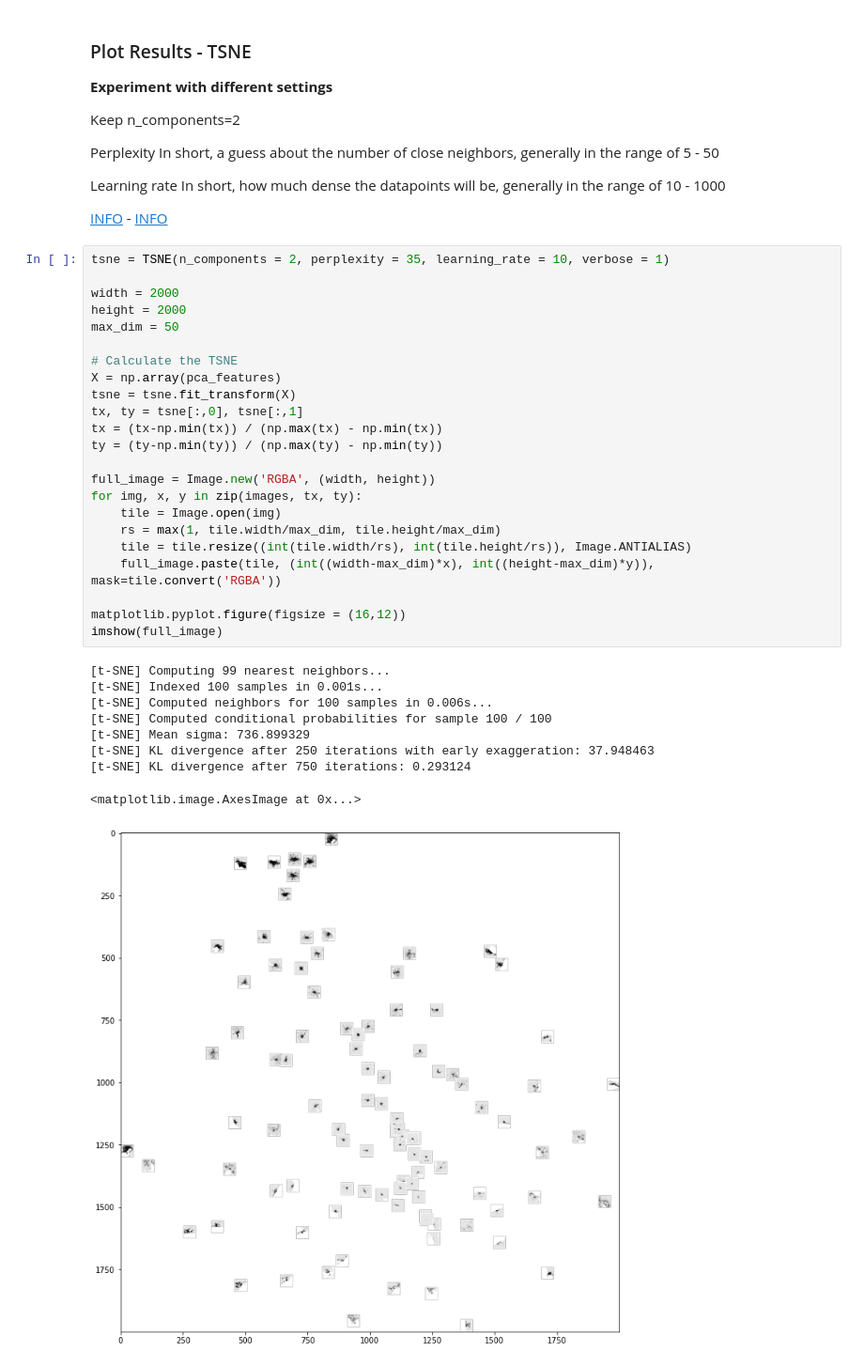
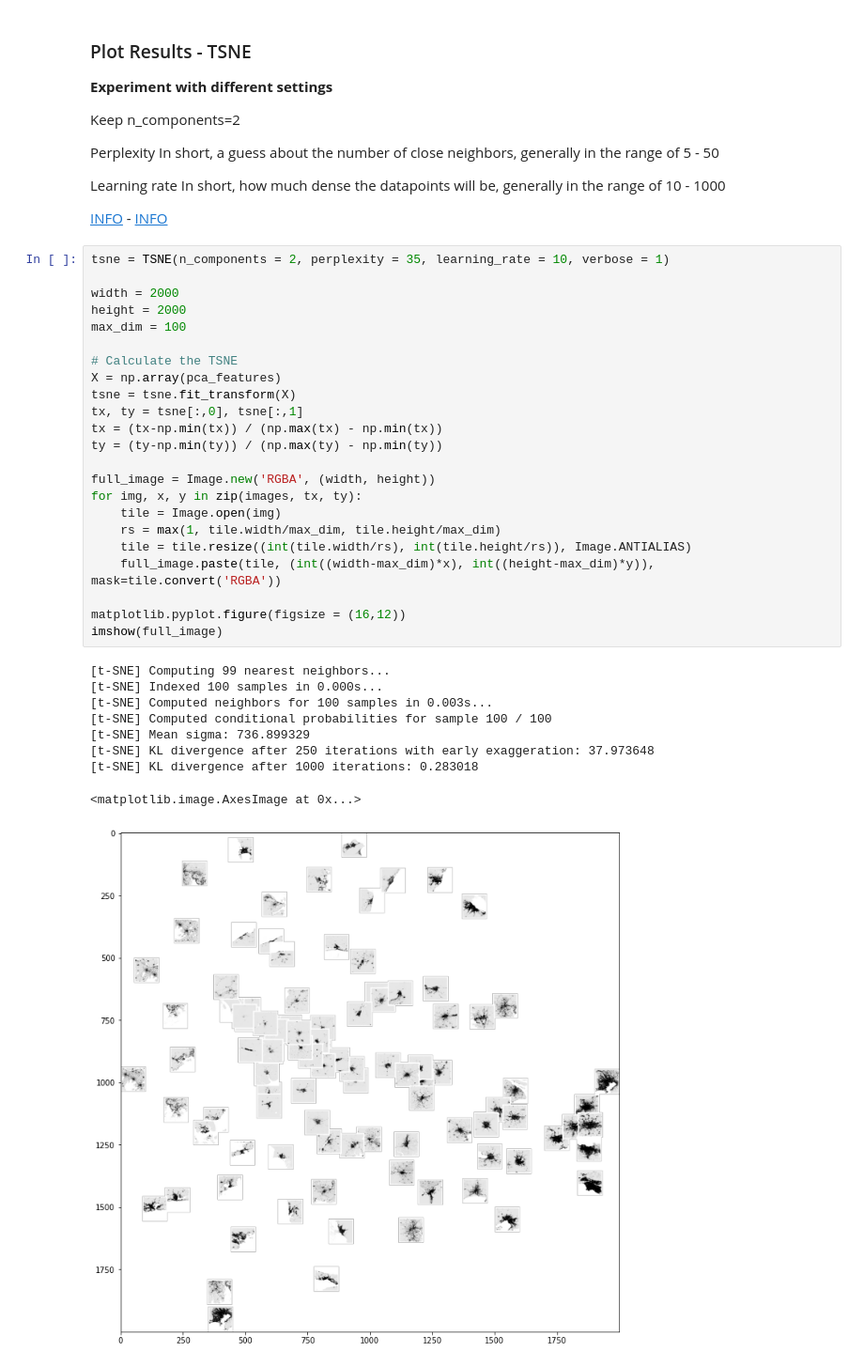
Before and after one commit to fleshgordo/sensinglikeamultiplicity, a Jupyter notebook: day2/Analysing_imageDB.ipynb, the cells around one changed output. Shown: that part at 94% size. Saved outputs shown, nothing was run; the diff lists cells and outputs as text.

```diff
--- a/day2/Analysing_imageDB.ipynb
+++ b/day2/Analysing_imageDB.ipynb
@@ -91,33 +79,33 @@ In short, how much dense the datapoints will be, generally in the range of 10 -
 # %%
 tsne = TSNE(n_components = 2, perplexity = 35, learning_rate = 10, verbose = 1)
 
 width = 2000
 height = 2000
-max_dim = 50
+max_dim = 100
 
 # Calculate the TSNE
 X = np.array(pca_features)
 tsne = tsne.fit_transform(X)
 tx, ty = tsne[:,0], tsne[:,1]
 tx = (tx-np.min(tx)) / (np.max(tx) - np.min(tx))
 ty = (ty-np.min(ty)) / (np.max(ty) - np.min(ty))
 
 full_image = Image.new('RGBA', (width, height))
 for img, x, y in zip(images, tx, ty):
     tile = Image.open(img)
     rs = max(1, tile.width/max_dim, tile.height/max_dim)
     tile = tile.resize((int(tile.width/rs), int(tile.height/rs)), Image.ANTIALIAS)
     full_image.paste(tile, (int((width-max_dim)*x), int((height-max_dim)*y)), mask=tile.convert('RGBA'))
 
 matplotlib.pyplot.figure(figsize = (16,12))
 imshow(full_image)
 # %% [output]
 [t-SNE] Computing 99 nearest neighbors...
-[t-SNE] Indexed 100 samples in 0.001s...
-[t-SNE] Computed neighbors for 100 samples in 0.006s...
+[t-SNE] Indexed 100 samples in 0.000s...
+[t-SNE] Computed neighbors for 100 samples in 0.003s...
 [t-SNE] Computed conditional probabilities for sample 100 / 100
 [t-SNE] Mean sigma: 736.899329
-[t-SNE] KL divergence after 250 iterations with early exaggeration: 37.948463
-[t-SNE] KL divergence after 750 iterations: 0.293124
+[t-SNE] KL divergence after 250 iterations with early exaggeration: 37.973648
+[t-SNE] KL divergence after 1000 iterations: 0.283018
 <matplotlib.image.AxesImage at 0x...>
-[figure, old version]
+[figure, new version]
```
Also changed, not shown: parts of 2 cells of this notebook.
